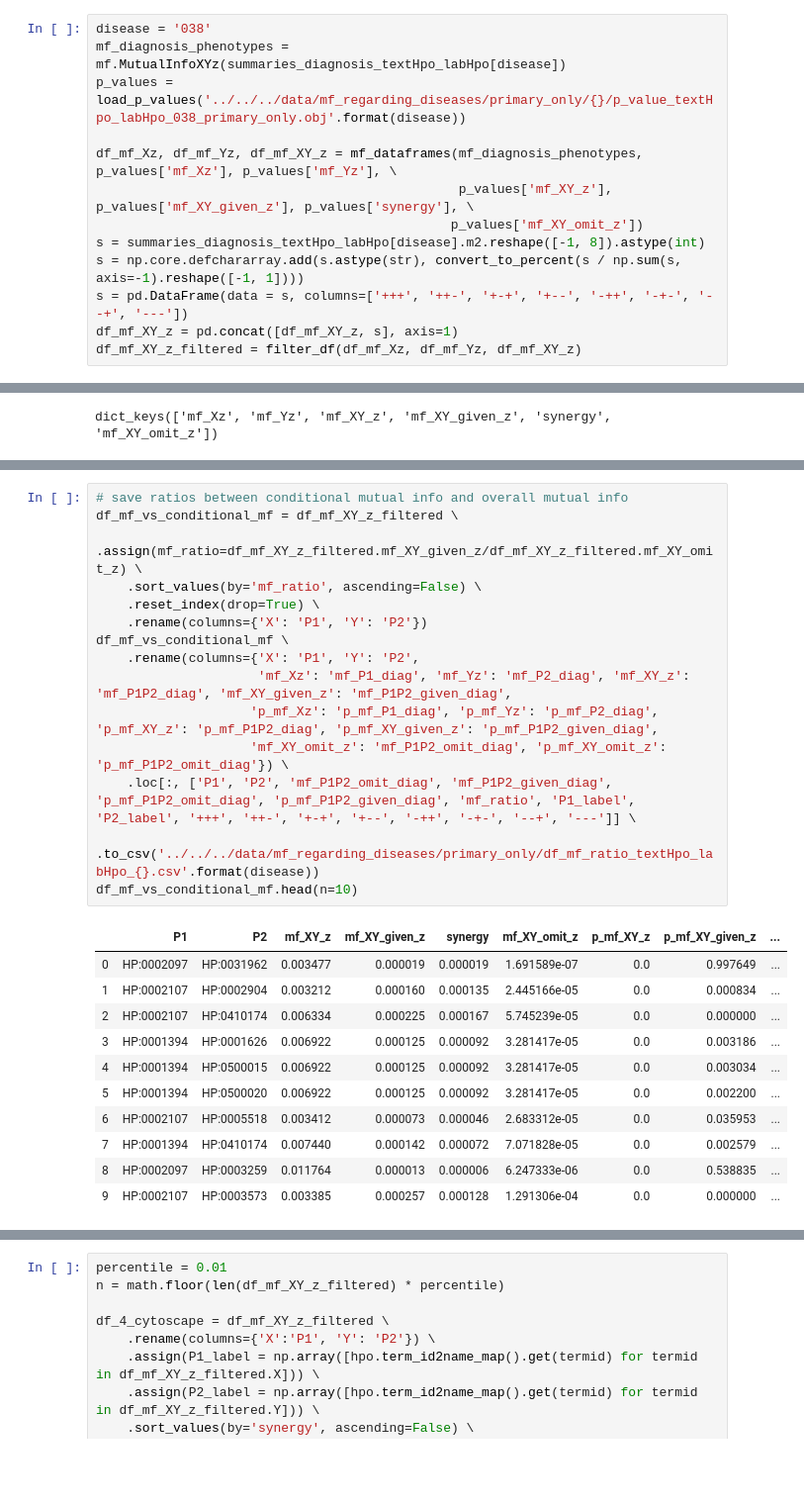
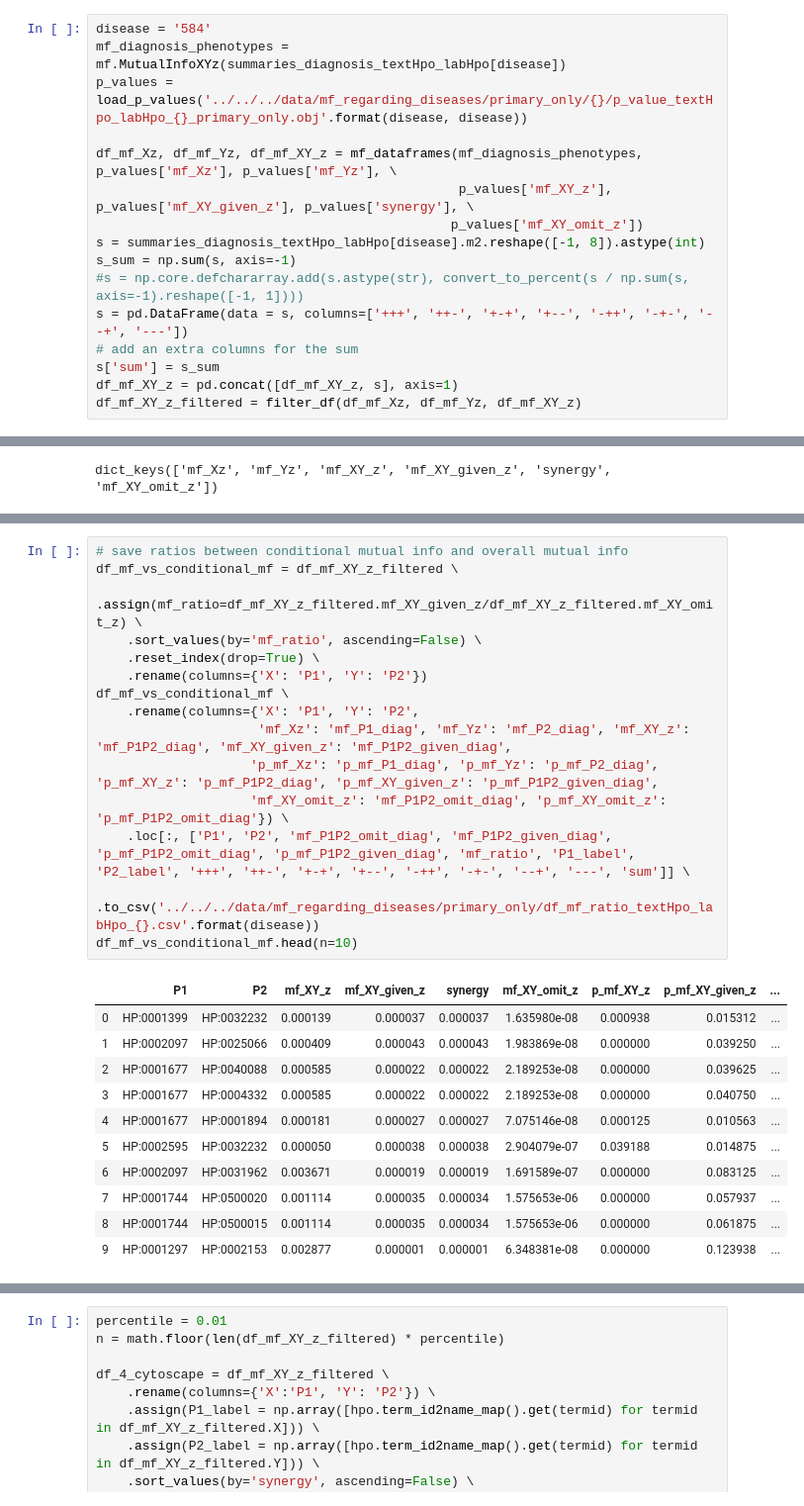
Before and after one commit to TheJacksonLaboratory/MIMIC_HPO, a Jupyter notebook: src/main/notebooks/interpretation.ipynb, the cells around one changed output, grey strips where cells are left out. Shown at 99% size. Cells and saved outputs as stored; diff of their text form; blank space fills up the shorter version.

```diff
--- a/src/main/notebooks/interpretation.ipynb
+++ b/src/main/notebooks/interpretation.ipynb
@@ -228,16 +214,19 @@ with open('../../../data/mf_regarding_diseases/primary_only/summaries_diagnosis_
 # %% [markdown]
 ### textHpo-labHpo pairs
 # %%
-disease = '038'
+disease = '584'
 mf_diagnosis_phenotypes = mf.MutualInfoXYz(summaries_diagnosis_textHpo_labHpo[disease])
-p_values = load_p_values('../../../data/mf_regarding_diseases/primary_only/{}/p_value_textHpo_labHpo_038_primary_only.obj'.format(disease))
+p_values = load_p_values('../../../data/mf_regarding_diseases/primary_only/{}/p_value_textHpo_labHpo_{}_primary_only.obj'.format(disease, disease))
 
 df_mf_Xz, df_mf_Yz, df_mf_XY_z = mf_dataframes(mf_diagnosis_phenotypes, p_values['mf_Xz'], p_values['mf_Yz'], \
                                                p_values['mf_XY_z'], p_values['mf_XY_given_z'], p_values['synergy'], \
                                               p_values['mf_XY_omit_z'])
 s = summaries_diagnosis_textHpo_labHpo[disease].m2.reshape([-1, 8]).astype(int)
-s = np.core.defchararray.add(s.astype(str), convert_to_percent(s / np.sum(s, axis=-1).reshape([-1, 1])))
+s_sum = np.sum(s, axis=-1)
+#s = np.core.defchararray.add(s.astype(str), convert_to_percent(s / np.sum(s, axis=-1).reshape([-1, 1])))
 s = pd.DataFrame(data = s, columns=['+++', '++-', '+-+', '+--', '-++', '-+-', '--+', '---'])
+# add an extra columns for the sum
+s['sum'] = s_sum
 df_mf_XY_z = pd.concat([df_mf_XY_z, s], axis=1)
 df_mf_XY_z_filtered = filter_df(df_mf_Xz, df_mf_Yz, df_mf_XY_z)
 # %%
@@ -301,27 +290,27 @@ df_mf_XY_z_filtered.rename(columns={'X':'P1', 'Y': 'P2'}) \
 # %%
 # save ratios between conditional mutual info and overall mutual info
 df_mf_vs_conditional_mf = df_mf_XY_z_filtered \
     .assign(mf_ratio=df_mf_XY_z_filtered.mf_XY_given_z/df_mf_XY_z_filtered.mf_XY_omit_z) \
     .sort_values(by='mf_ratio', ascending=False) \
     .reset_index(drop=True) \
     .rename(columns={'X': 'P1', 'Y': 'P2'})
 df_mf_vs_conditional_mf \
     .rename(columns={'X': 'P1', 'Y': 'P2',
                      'mf_Xz': 'mf_P1_diag', 'mf_Yz': 'mf_P2_diag', 'mf_XY_z': 'mf_P1P2_diag', 'mf_XY_given_z': 'mf_P1P2_given_diag',
                     'p_mf_Xz': 'p_mf_P1_diag', 'p_mf_Yz': 'p_mf_P2_diag', 'p_mf_XY_z': 'p_mf_P1P2_diag', 'p_mf_XY_given_z': 'p_mf_P1P2_given_diag',
                     'mf_XY_omit_z': 'mf_P1P2_omit_diag', 'p_mf_XY_omit_z': 'p_mf_P1P2_omit_diag'}) \
-    .loc[:, ['P1', 'P2', 'mf_P1P2_omit_diag', 'mf_P1P2_given_diag', 'p_mf_P1P2_omit_diag', 'p_mf_P1P2_given_diag', 'mf_ratio', 'P1_label', 'P2_label', '+++', '++-', '+-+', '+--', '-++', '-+-', '--+', '---']] \
+    .loc[:, ['P1', 'P2', 'mf_P1P2_omit_diag', 'mf_P1P2_given_diag', 'p_mf_P1P2_omit_diag', 'p_mf_P1P2_given_diag', 'mf_ratio', 'P1_label', 'P2_label', '+++', '++-', '+-+', '+--', '-++', '-+-', '--+', '---', 'sum']] \
     .to_csv('../../../data/mf_regarding_diseases/primary_only/df_mf_ratio_textHpo_labHpo_{}.csv'.format(disease))
 df_mf_vs_conditional_mf.head(n=10)
 # %% [output]
 |  | P1 | P2 | mf_XY_z | mf_XY_given_z | synergy | mf_XY_omit_z | p_mf_XY_z | p_mf_XY_given_z | ... |
-| 0 | HP:0002097 | HP:0031962 | 0.003477 | 0.000019 | 0.000019 | 1.691589e-07 | 0.0 | 0.997649 | ... |
-| 1 | HP:0002107 | HP:0002904 | 0.003212 | 0.000160 | 0.000135 | 2.445166e-05 | 0.0 | 0.000834 | ... |
-| 2 | HP:0002107 | HP:0410174 | 0.006334 | 0.000225 | 0.000167 | 5.745239e-05 | 0.0 | 0.000000 | ... |
-| 3 | HP:0001394 | HP:0001626 | 0.006922 | 0.000125 | 0.000092 | 3.281417e-05 | 0.0 | 0.003186 | ... |
-| 4 | HP:0001394 | HP:0500015 | 0.006922 | 0.000125 | 0.000092 | 3.281417e-05 | 0.0 | 0.003034 | ... |
-| 5 | HP:0001394 | HP:0500020 | 0.006922 | 0.000125 | 0.000092 | 3.281417e-05 | 0.0 | 0.002200 | ... |
-| 6 | HP:0002107 | HP:0005518 | 0.003412 | 0.000073 | 0.000046 | 2.683312e-05 | 0.0 | 0.035953 | ... |
-| 7 | HP:0001394 | HP:0410174 | 0.007440 | 0.000142 | 0.000072 | 7.071828e-05 | 0.0 | 0.002579 | ... |
-| 8 | HP:0002097 | HP:0003259 | 0.011764 | 0.000013 | 0.000006 | 6.247333e-06 | 0.0 | 0.538835 | ... |
-| 9 | HP:0002107 | HP:0003573 | 0.003385 | 0.000257 | 0.000128 | 1.291306e-04 | 0.0 | 0.000000 | ... |
+| 0 | HP:0001399 | HP:0032232 | 0.000139 | 0.000037 | 0.000037 | 1.635980e-08 | 0.000938 | 0.015312 | ... |
+| 1 | HP:0002097 | HP:0025066 | 0.000409 | 0.000043 | 0.000043 | 1.983869e-08 | 0.000000 | 0.039250 | ... |
+| 2 | HP:0001677 | HP:0040088 | 0.000585 | 0.000022 | 0.000022 | 2.189253e-08 | 0.000000 | 0.039625 | ... |
+| 3 | HP:0001677 | HP:0004332 | 0.000585 | 0.000022 | 0.000022 | 2.189253e-08 | 0.000000 | 0.040750 | ... |
+| 4 | HP:0001677 | HP:0001894 | 0.000181 | 0.000027 | 0.000027 | 7.075146e-08 | 0.000125 | 0.010563 | ... |
+| 5 | HP:0002595 | HP:0032232 | 0.000050 | 0.000038 | 0.000038 | 2.904079e-07 | 0.039188 | 0.014875 | ... |
+| 6 | HP:0002097 | HP:0031962 | 0.003671 | 0.000019 | 0.000019 | 1.691589e-07 | 0.000000 | 0.083125 | ... |
+| 7 | HP:0001744 | HP:0500020 | 0.001114 | 0.000035 | 0.000034 | 1.575653e-06 | 0.000000 | 0.057937 | ... |
+| 8 | HP:0001744 | HP:0500015 | 0.001114 | 0.000035 | 0.000034 | 1.575653e-06 | 0.000000 | 0.061875 | ... |
+| 9 | HP:0001297 | HP:0002153 | 0.002877 | 0.000001 | 0.000001 | 6.348381e-08 | 0.000000 | 0.123938 | ... |
```
Also changed, not shown: parts of 18 cells of this notebook, 5 other files.
